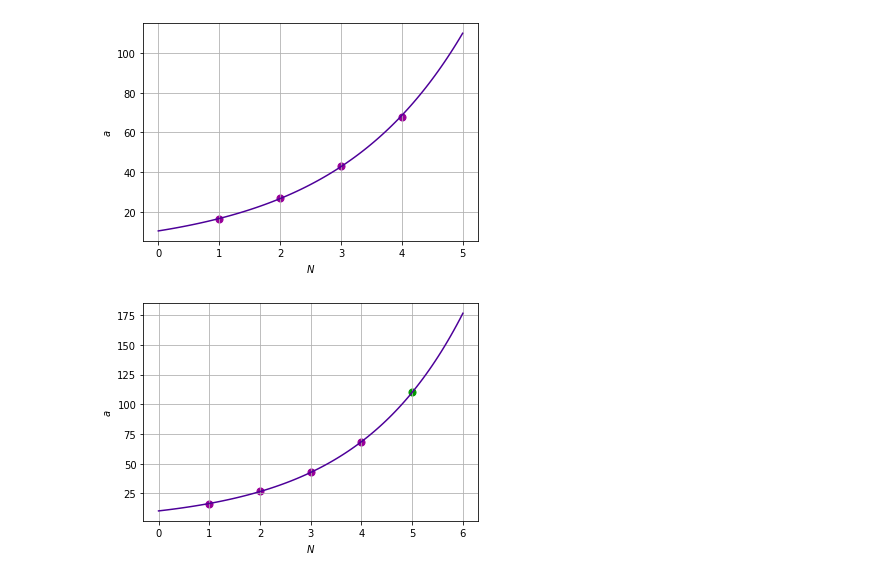
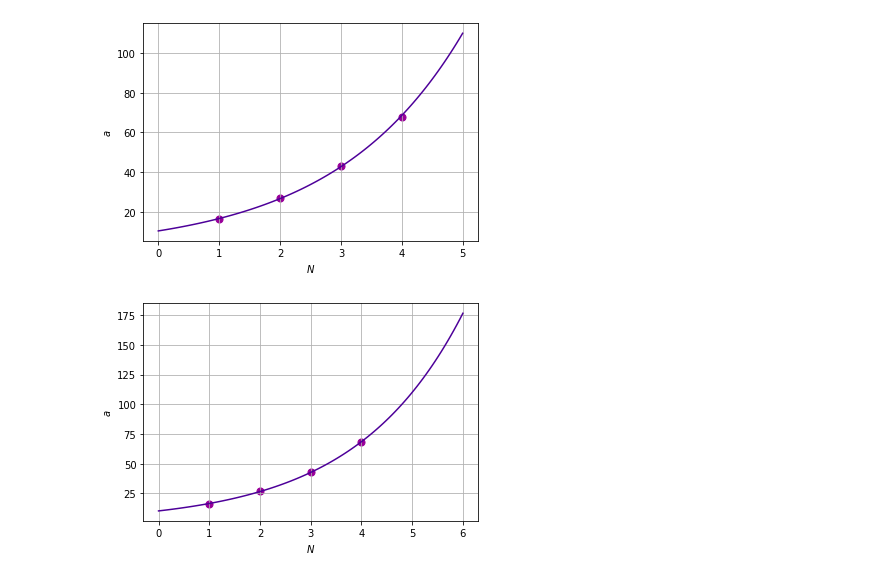
Before and after one commit to socornejop/FormacionPlanetaria, a Jupyter notebook: Ley de Titius Bode para Exoplanetas.ipynb, the cells around one changed output. Cells and saved outputs as stored; diff of their text form; code cells hidden in the pictures.

```diff
--- a/Ley de Titius Bode para Exoplanetas.ipynb
+++ b/Ley de Titius Bode para Exoplanetas.ipynb
@@ -158,17 +158,20 @@ excentricidad = []
 inclinacion   = []
 omeguita      = []
 
+def funcionNan(X):
+    if np.isnan(X) == False:
+        return X
+    else:
+        return 0.
+
 for i in range(0,NN):
     if star_name[i] == Estrella:
         nombre.append(name[i])
-        masa.append(planet_mass[i]*mJupiter)
-        semieje.append(semi_major_axis[i])
-        excentricidad.append(eccentricity[i])
-        inclinacion.append(inclination[i]*rads)
-        if np.isnan(omega[i]) == False:
-            omeguita.append(omega[i]*rads)
-        else:
-            omeguita.append(0.)   # Si no hay datos sobre omeguita, se añade un cero
+        masa.append( funcionNan(planet_mass[i]) * mJupiter)
+        semieje.append( funcionNan(semi_major_axis[i]) )
+        excentricidad.append( funcionNan(eccentricity[i]) )
+        inclinacion.append( funcionNan(inclination[i]) * rads)
+        omeguita.append( funcionNan(omega[i]) * rads)
         masaEstrella = star_mass[i]
 # %%
 print('Sistema planetario de la estrella',Estrella,'con masa de',masaEstrella,'masas solares')
@@ -272,18 +275,18 @@ ax.set_ylabel(r'$a$');
 # %%
 B = np.exp(b)
 D = np.exp(m)
 
 Numero_ajuste = np.linspace(0,n+2,100)
 Semieje_ajuste = B * D**(Numero_ajuste)
 
 fig, ax = plt.subplots()
 ax.grid(True)
 
 ax.scatter(Numero,Semieje, color = c1, s = 50)
 ax.plot(Numero_ajuste,Semieje_ajuste, color = c2)
-ax.scatter(5, 110, color = c3, s = 50) # Propuesta
+#ax.scatter(5, 110, color = c3, s = 50) # Propuesta
 
 ax.set_xlabel(r'$N$')
 ax.set_ylabel(r'$a$');
 # %% [output]
-[figure, old version]
+[figure, new version]
```
Also changed, not shown: parts of 1 cell of this notebook.
